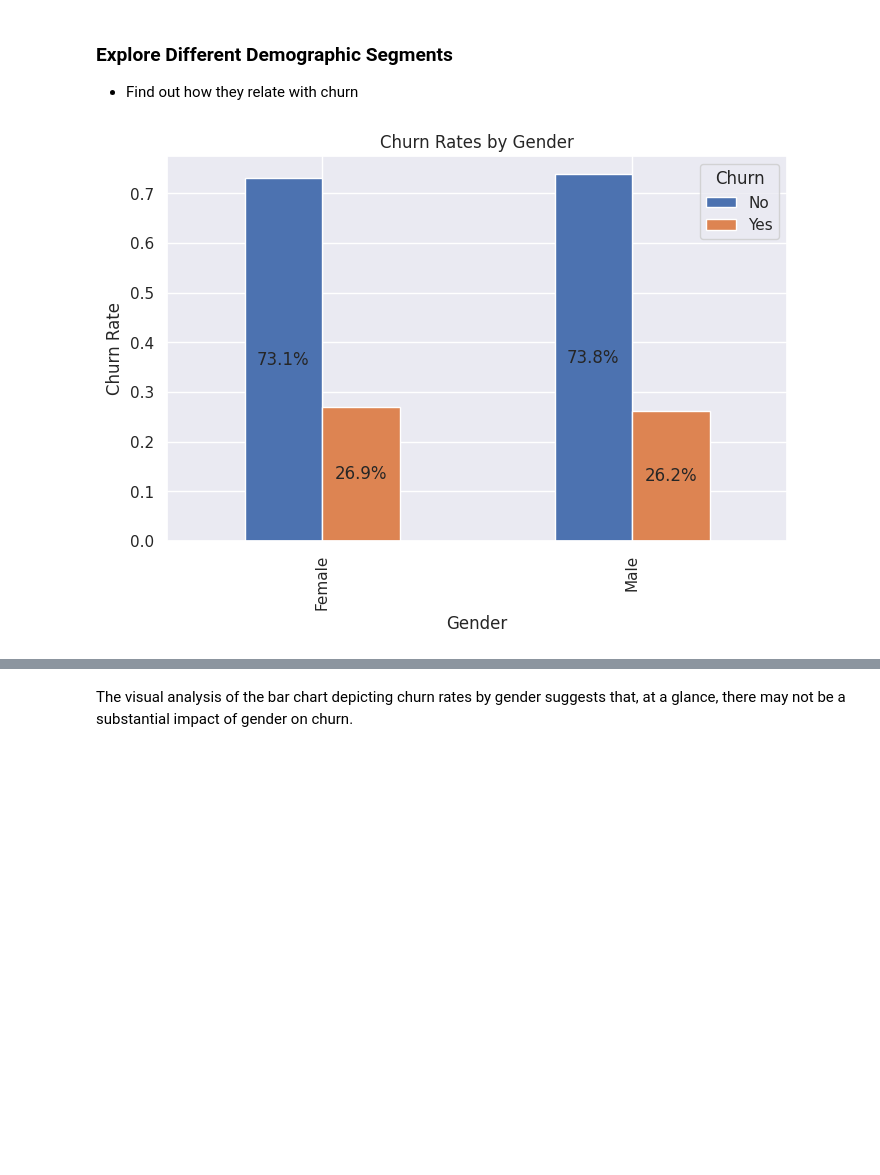
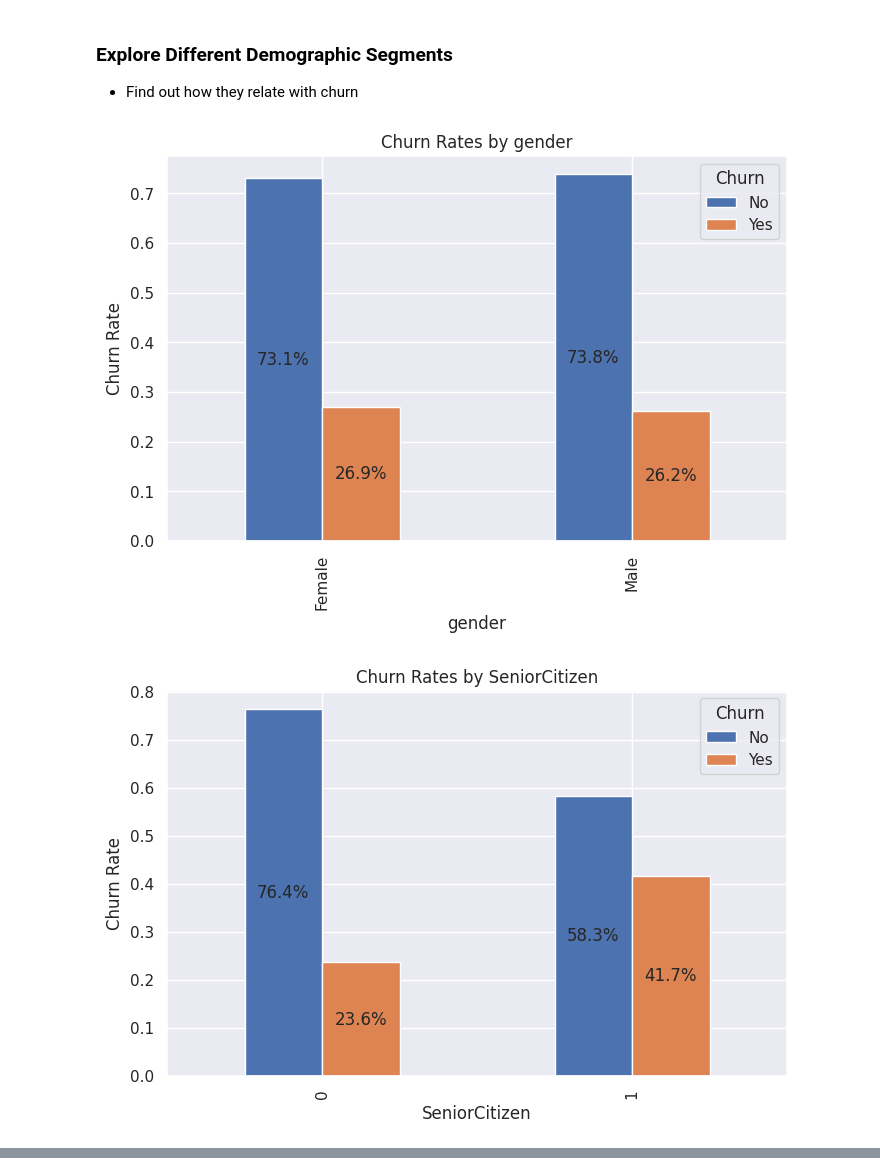
Before and after one commit to naphtron/Phase-3-Project, a Jupyter notebook: customer_churn.ipynb, the cells around one changed output, grey strips where cells are left out. Cells and saved outputs as stored; diff of their text form; code cells hidden in the pictures; blank space fills up the shorter version.

```diff
--- a/customer_churn.ipynb
+++ b/customer_churn.ipynb
@@ -352,19 +356,21 @@ sns.countplot(
 ### Explore Different Demographic Segments
 - Find out how they relate with churn
 # %%
-gender_churn = df.groupby('gender')['Churn'].value_counts(normalize=True).unstack()
+for i in ['gender','SeniorCitizen','Partner','Dependents']:
+  demographic_churn = df.groupby(i)['Churn'].value_counts(normalize=True).unstack()
 
-# Visualize churn rates by gender with percentage labels
-ax = gender_churn.plot(kind='bar', stacked=False, figsize=(8, 5), title='Churn Rates by Gender')
-plt.xlabel('Gender')
-plt.ylabel('Churn Rate')
+  # Visualize churn rates by gender with percentage labels
+  ax = demographic_churn.plot(kind='bar', stacked=False, figsize=(8, 5), title=f'Churn Rates by {i}')
+  plt.xlabel(f'{i}')
+  plt.ylabel('Churn Rate')
 
-# Display percentage labels on each bar
-for p in ax.patches:
-    width, height = p.get_width(), p.get_height()
-    x, y = p.get_xy()
-    ax.annotate(f'{height:.1%}', (x + width/2, y + height/2), ha='center', va='center')
+  # Display percentage labels on each bar
+  for p in ax.patches:
+      width, height = p.get_width(), p.get_height()
+      x, y = p.get_xy()
+      ax.annotate(f'{height:.1%}', (x + width/2, y + height/2), ha='center', va='center')
 
-plt.show()
+  plt.show()
 # %% [output]
 [figure]
+[figure, added]
@@ -371,2 +378,0 @@ plt.show()
-# %% [markdown]
-The visual analysis of the bar chart depicting churn rates by gender suggests that, at a glance, there may not be a substantial impact of gender on churn.
```
Also changed, not shown: parts of 37 cells of this notebook.
